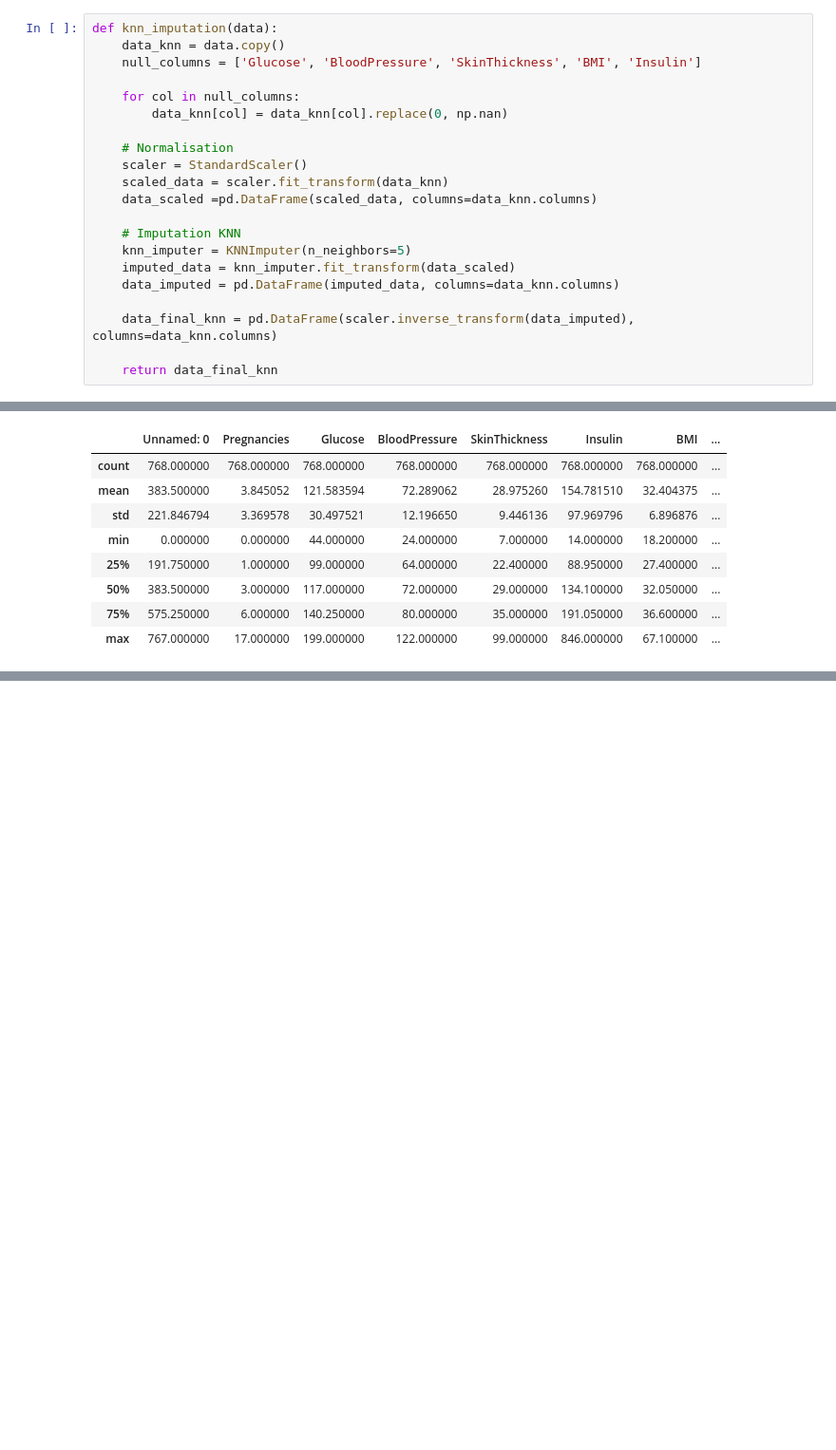
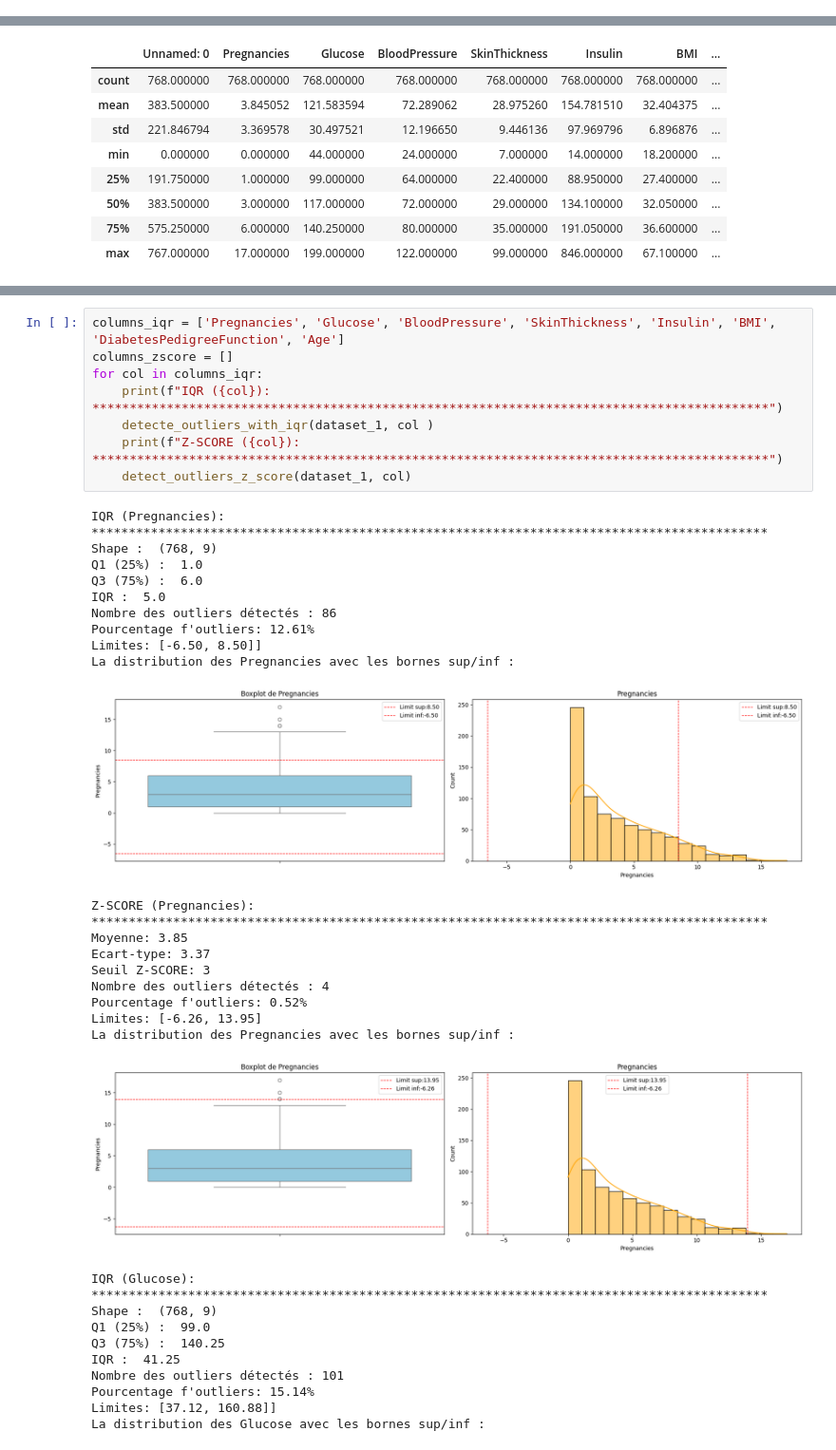
Before and after one commit to bouchramilo/Analysis_and_Prediction_of_the_Risk_of_Diabetes, a Jupyter notebook: Pretraitement.ipynb, the cells around one changed output, grey strips where cells are left out. Shown at 95% size. Drawn from its saved outputs; the diff is of its cells as text; blank space fills up the shorter version.

```diff
--- a/Pretraitement.ipynb
+++ b/Pretraitement.ipynb
@@ -38,21 +42,0 @@ dataset :
-# %%
-def knn_imputation(data):
-    data_knn = data.copy()
-    null_columns = ['Glucose', 'BloodPressure', 'SkinThickness', 'BMI', 'Insulin']
-
-    for col in null_columns:
-        data_knn[col] = data_knn[col].replace(0, np.nan)
-
-    # Normalisation
-    scaler = StandardScaler()
-    scaled_data = scaler.fit_transform(data_knn)
-    data_scaled =pd.DataFrame(scaled_data, columns=data_knn.columns)
-
-    # Imputation KNN
-    knn_imputer = KNNImputer(n_neighbors=5)
-    imputed_data = knn_imputer.fit_transform(data_scaled)
-    data_imputed = pd.DataFrame(imputed_data, columns=data_knn.columns)
-
-    data_final_knn = pd.DataFrame(scaler.inverse_transform(data_imputed), columns=data_knn.columns)
-
-    return data_final_knn
@@ -124,0 +167,37 @@ for col in columns:
+# %%
+columns_iqr = ['Pregnancies', 'Glucose', 'BloodPressure', 'SkinThickness', 'Insulin', 'BMI', 'DiabetesPedigreeFunction', 'Age']
+columns_zscore = []
+for col in columns_iqr:
+    print(f"IQR ({col}): *******************************************************************************************")
+    detecte_outliers_with_iqr(dataset_1, col )
+    print(f"Z-SCORE ({col}): *******************************************************************************************")
+    detect_outliers_z_score(dataset_1, col)
+# %% [output]
+IQR (Pregnancies): *******************************************************************************************
+Shape :  (768, 9)
+Q1 (25%) :  1.0
+Q3 (75%) :  6.0
+IQR :  5.0
+Nombre des outliers détectés : 86
+Pourcentage f'outliers: 12.61%
+Limites: [-6.50, 8.50]]
+La distribution des Pregnancies avec les bornes sup/inf :
+[figure, added]
+Z-SCORE (Pregnancies): *******************************************************************************************
+Moyenne: 3.85
+Ecart-type: 3.37
+Seuil Z-SCORE: 3
+Nombre des outliers détectés : 4
+Pourcentage f'outliers: 0.52%
+Limites: [-6.26, 13.95]
+La distribution des Pregnancies avec les bornes sup/inf :
+[figure, added]
+IQR (Glucose): *******************************************************************************************
+Shape :  (768, 9)
+Q1 (25%) :  99.0
+Q3 (75%) :  140.25
+IQR :  41.25
+Nombre des outliers détectés : 101
+Pourcentage f'outliers: 15.14%
+Limites: [37.12, 160.88]]
+La distribution des Glucose avec les bornes sup/inf :
```
Also changed, not shown: parts of 12 cells of this notebook, 5 other files.
